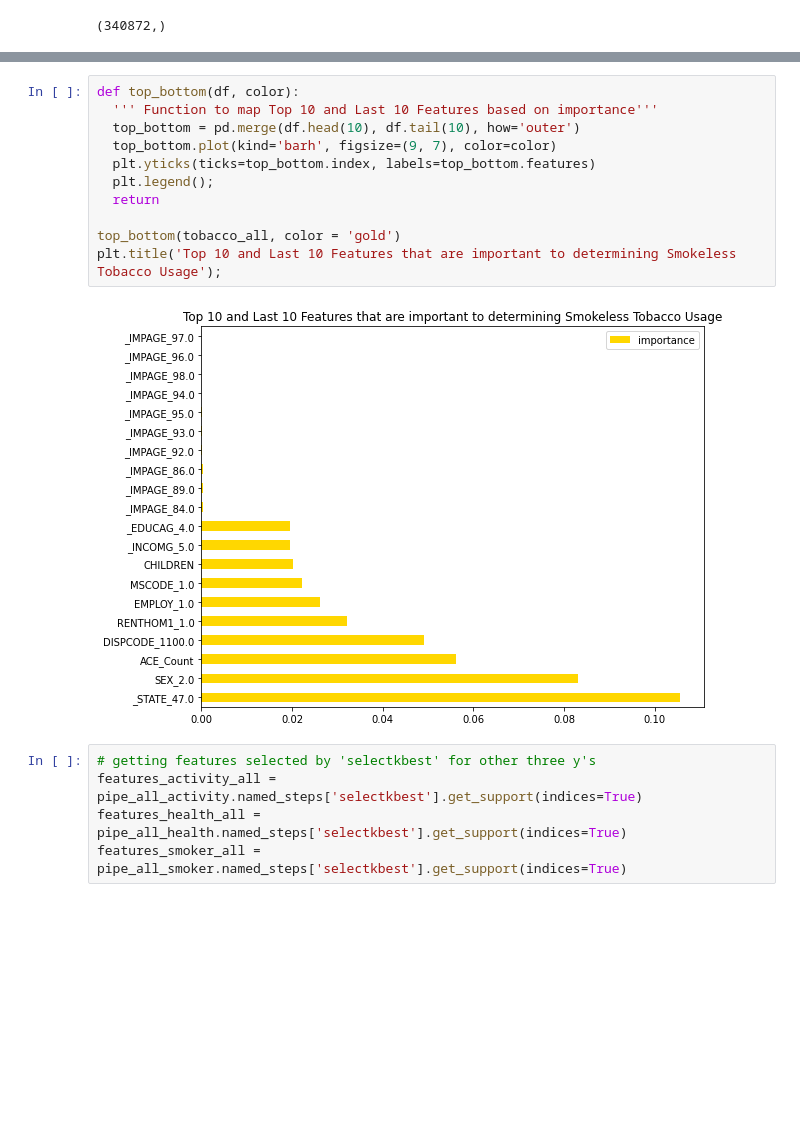
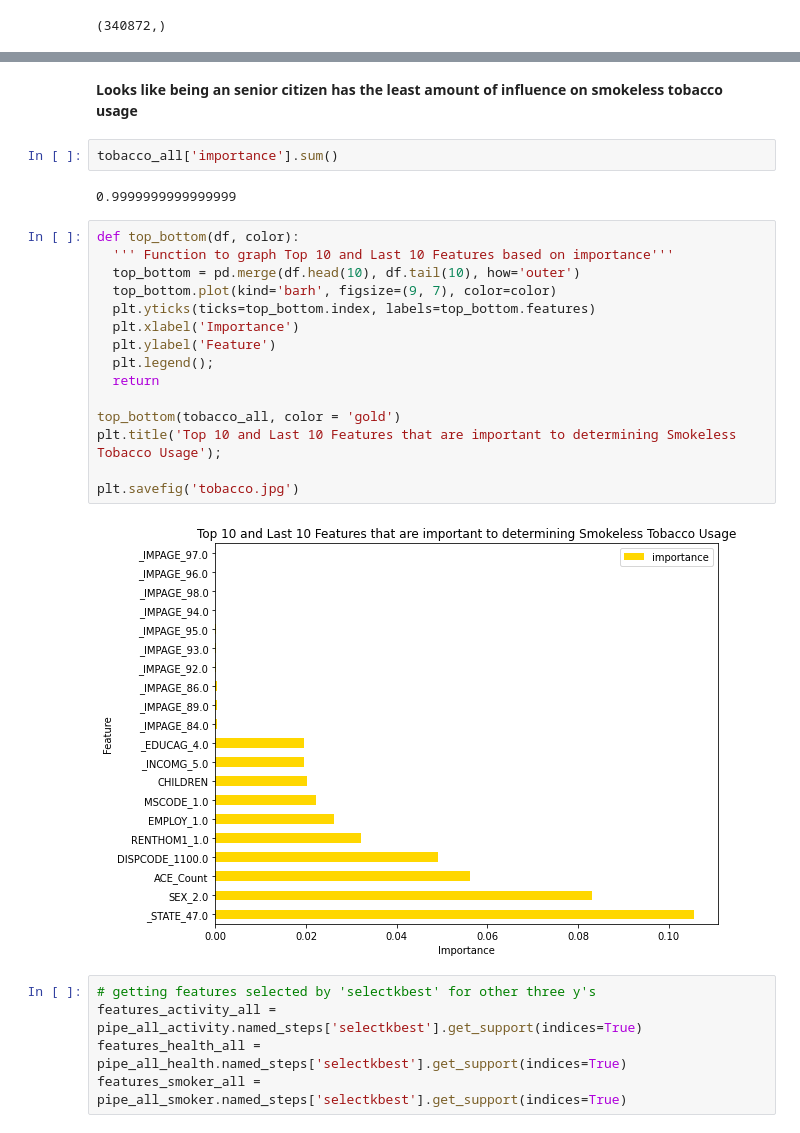
Before and after one commit to eklee151/Adverse-Childhood-Experiences, a Jupyter notebook: best_models/best_models_grouped_.ipynb, the cells around one changed output, grey strips where cells are left out. Cells and saved outputs as stored; diff of their text form; blank space fills up the shorter version.

Commit message:
updated best models folder with ace_ungrouped, added more figures

```diff
--- a/best_models/best_models_grouped_.ipynb
+++ b/best_models/best_models_grouped_.ipynb
@@ -431,16 +394,26 @@ tobacco_all.tail(10)
+# %% [markdown]
+**Looks like being an senior citizen has the least amount of influence on smokeless tobacco usage**
+# %%
+tobacco_all['importance'].sum()
+# %% [output]
+0.9999999999999999
 # %%
 def top_bottom(df, color):
-  ''' Function to map Top 10 and Last 10 Features based on importance'''
+  ''' Function to graph Top 10 and Last 10 Features based on importance'''
   top_bottom = pd.merge(df.head(10), df.tail(10), how='outer')
   top_bottom.plot(kind='barh', figsize=(9, 7), color=color)
   plt.yticks(ticks=top_bottom.index, labels=top_bottom.features)
+  plt.xlabel('Importance')
+  plt.ylabel('Feature')
   plt.legend();
   return
 
 top_bottom(tobacco_all, color = 'gold')
 plt.title('Top 10 and Last 10 Features that are important to determining Smokeless Tobacco Usage');
+
+plt.savefig('tobacco.jpg')
 # %% [output]
-[figure, old version]
+[figure, new version]
 # %%
 # getting features selected by 'selectkbest' for other three y's
 features_activity_all = pipe_all_activity.named_steps['selectkbest'].get_support(indices=True)
```
Also changed, not shown: parts of 53 cells of this notebook, 9 other files.
